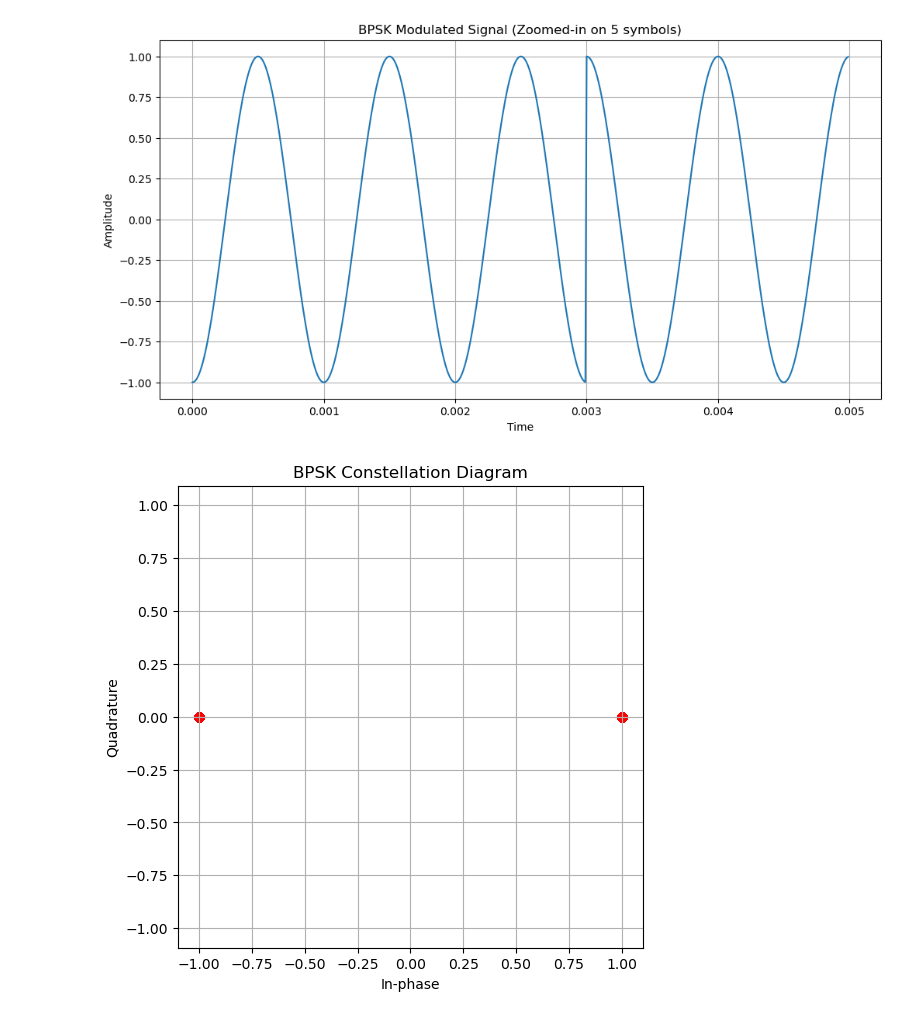
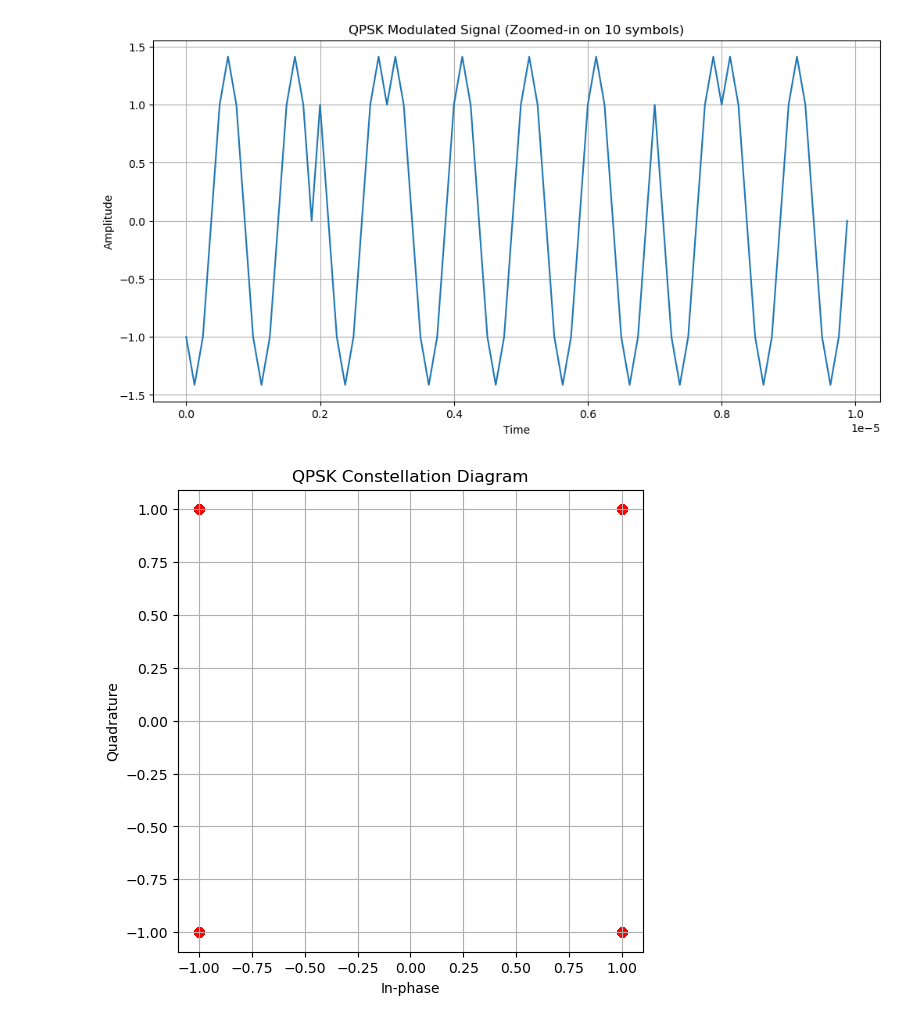
Before and after one commit to ArchedEquation/DVB-S2X-Modulation-Classification, a Jupyter notebook: DVB-S2X Wave Generator.ipynb, the cells around one changed output. Drawn from its saved outputs; the diff is of its cells as text; code cells hidden in the pictures.

Commit message:
Implemented 16-QAM and QPSK

```diff
--- a/DVB-S2X Wave Generator.ipynb
+++ b/DVB-S2X Wave Generator.ipynb
@@ -50,18 +70,21 @@ class DVBS2X:
         plt.axis('equal')
         plt.show()
 # %%
-num_symbols = 1000
-samples_per_symbol = 100  # Higher resolution for better signal visualization
-carrier_freq = 1000  # Hz
+dvbs2x = DVBS2X(num_symbols=1000, samples_per_symbol=8, carrier_freq=1e6)
 
-# Create an instance of DVBS2X
-modulator = DVBS2X(num_symbols, samples_per_symbol, carrier_freq)
 
-# BPSK Modulation
-qpsk_symbols, q = modulator.generate_qpsk_symbols()
-t_qpsk, qpsk_signal = modulator.generate_signal(bpsk_symbols)
-modulator.plot_signal(t_bpsk, bpsk_signal, modulation_type="QPSK", num_symbols_to_plot=5)
-modulator.plot_constellation(bpsk_symbols, modulation_type="QPSK")
+(t_qpsk, signal_qpsk), symbols_qpsk, bits_qpsk = dvbs2x.generate_qpsk()
+dvbs2x.plot_signal(t_qpsk, signal_qpsk, "QPSK")
+dvbs2x.plot_constellation(symbols_qpsk, "QPSK")
+
+(t_16qam, signal_16qam), symbols_16qam, bits_16qam = dvbs2x.generate_16qam()
+dvbs2x.plot_signal(t_16qam, signal_16qam, "16-QAM")
+dvbs2x.plot_constellation(symbols_16qam, "16-QAM")
+
+print("QPSK - First 10 bit pairs:", bits_qpsk[:20].reshape(-1, 2))
+print("QPSK - First 10 symbols:", symbols_qpsk[:10])
+print("\n16-QAM - First 10 bit quads:", bits_16qam[:40].reshape(-1, 4))
+print("16-QAM - First 10 symbols:", symbols_16qam[:10])
 # %% [output]
-[figure, old version]
+[figure, new version]
-[figure, old version]
+[figure, new version]
```
Also changed, not shown: parts of 2 cells of this notebook.
